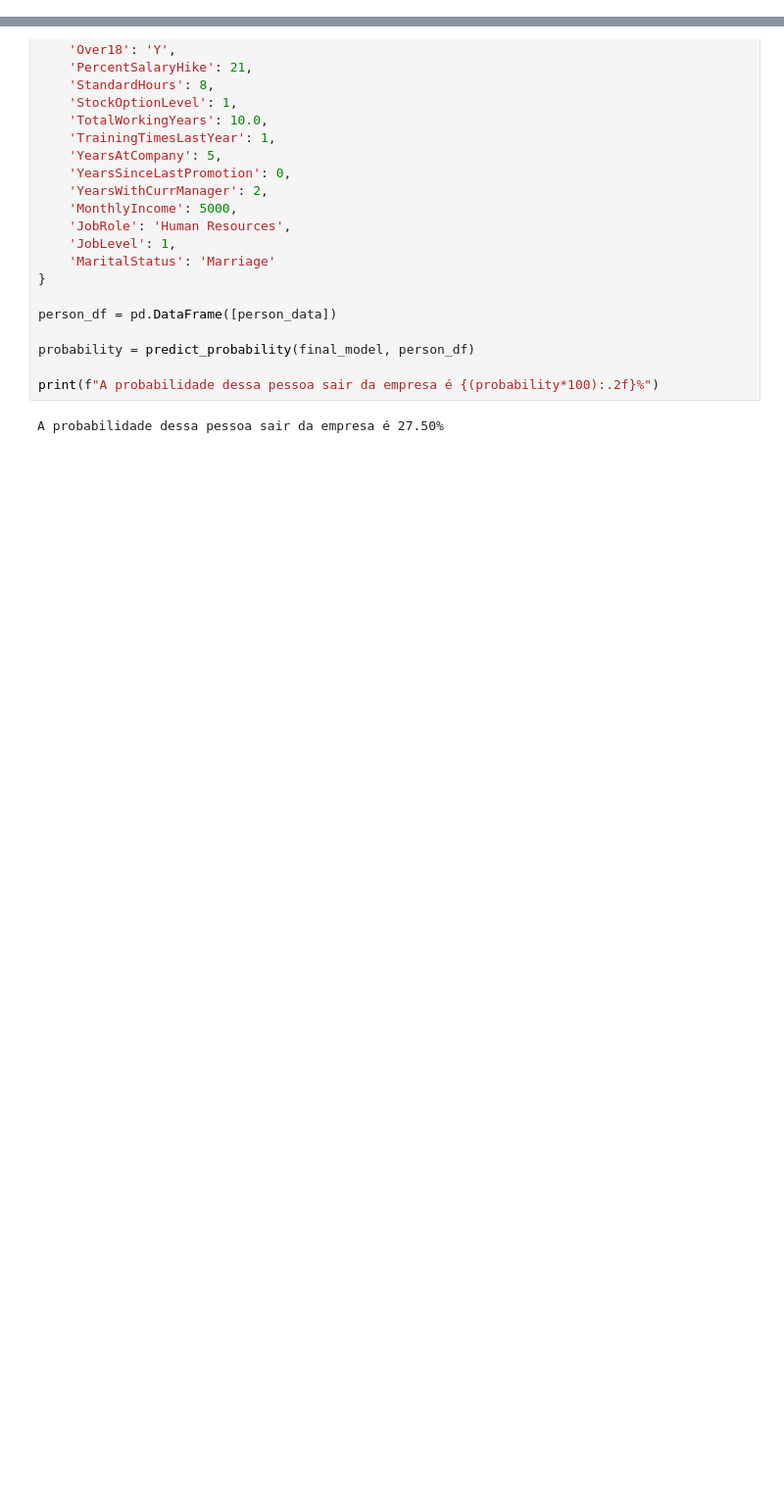
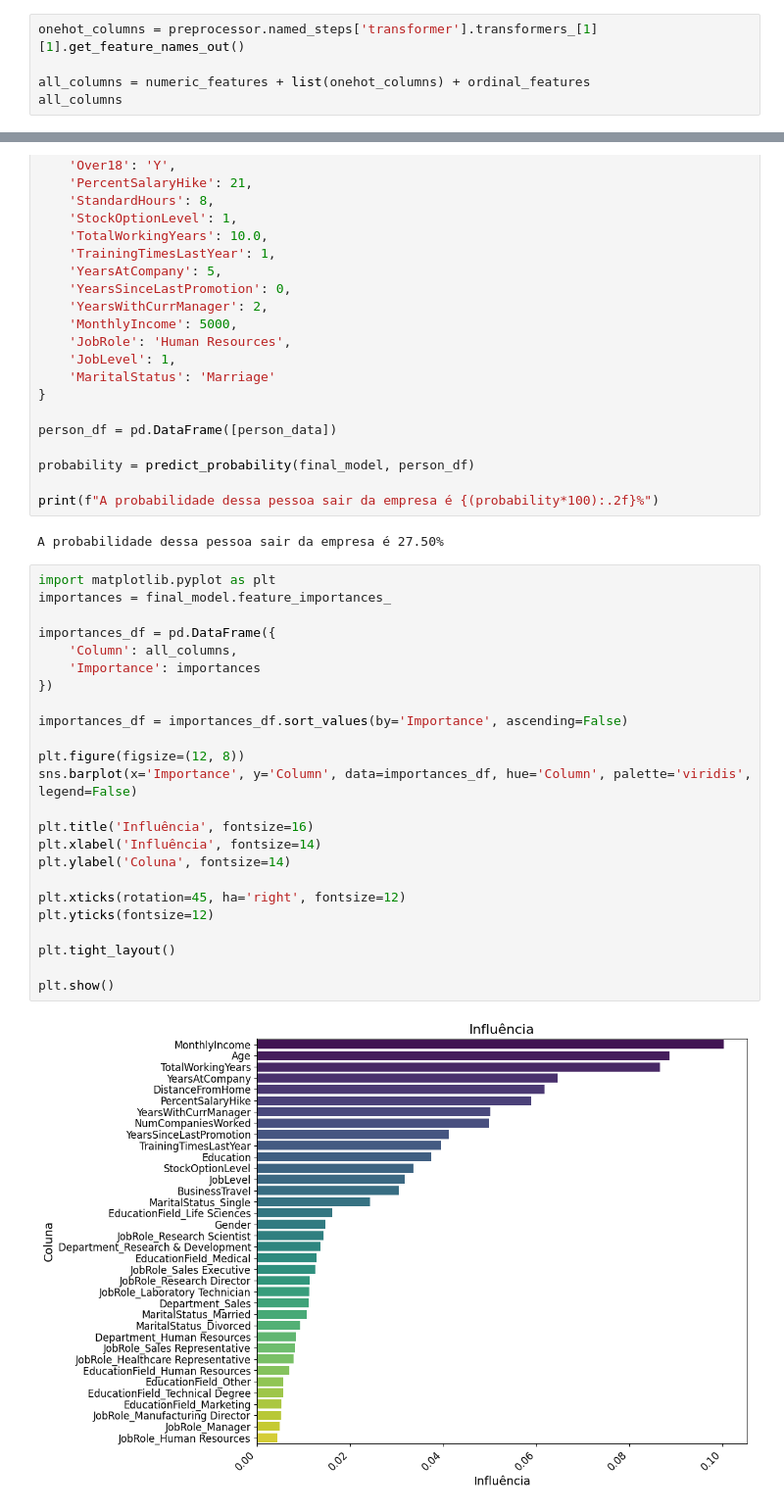
Before and after one commit to amandatz/employee-attrition-analysis, a Jupyter notebook: solution.ipynb, the cells around one changed output, grey strips where cells are left out. Shown at 98% size. Saved outputs shown, nothing was run; the diff lists cells and outputs as text; blank space fills up the shorter version.

Commit message:
column influence

```diff
--- a/solution.ipynb
+++ b/solution.ipynb
@@ -372,3 +372,8 @@ array([[ 0.11614257, -0.75804238,  1.04559707, ...,  0.        ,
 employees_prepared.shape
 # %% [output]
 (3528, 36)
+# %%
+onehot_columns = preprocessor.named_steps['transformer'].transformers_[1][1].get_feature_names_out()
+
+all_columns = numeric_features + list(onehot_columns) + ordinal_features
+all_columns
@@ -560,3 +583,29 @@ probability = predict_probability(final_model, person_df)
 print(f"A probabilidade dessa pessoa sair da empresa é {(probability*100):.2f}%")
 # %% [output]
 A probabilidade dessa pessoa sair da empresa é 27.50%
+# %%
+import matplotlib.pyplot as plt
+importances = final_model.feature_importances_
+
+importances_df = pd.DataFrame({
+    'Column': all_columns,
+    'Importance': importances
+})
+
+importances_df = importances_df.sort_values(by='Importance', ascending=False)
+
+plt.figure(figsize=(12, 8))
+sns.barplot(x='Importance', y='Column', data=importances_df, hue='Column', palette='viridis', legend=False)
+
+plt.title('Influência', fontsize=16)
+plt.xlabel('Influência', fontsize=14)
+plt.ylabel('Coluna', fontsize=14)
+
+plt.xticks(rotation=45, ha='right', fontsize=12)
+plt.yticks(fontsize=12)
+
+plt.tight_layout()
+
+plt.show()
+# %% [output]
+[figure, added]
```
Also changed, not shown: parts of 1 cell of this notebook.
